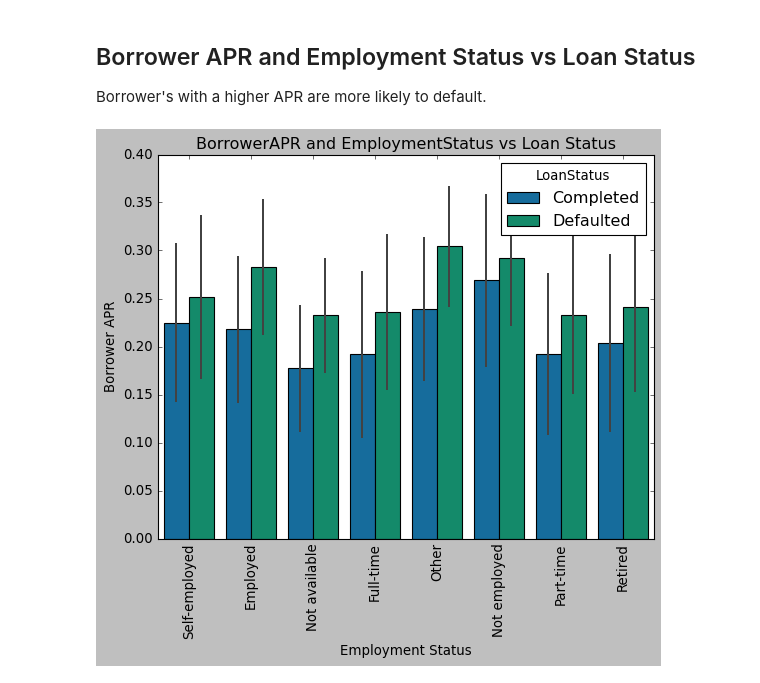
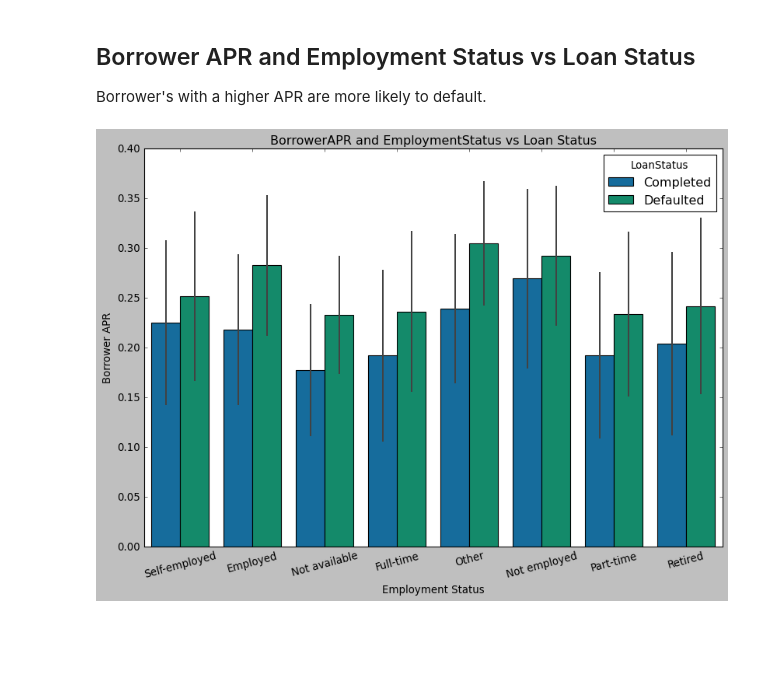
Before and after one commit to esch3/credit-risk-analysis, a Jupyter notebook: slide_deck_template.ipynb, the cells around one changed output. Cells and saved outputs as stored; diff of their text form; code cells hidden in the pictures; blank space fills up the shorter version.

```diff
--- a/slide_deck_template.ipynb
+++ b/slide_deck_template.ipynb
@@ -64,18 +67,20 @@ plt.xticks(rotation = 90);
 ## Borrower APR and Employment Status vs Loan Status
 Borrower's with a higher APR are more likely to default.
 # %%
+#hide_code_in_slideshow()
 df_m = df[['LoanStatus', 'EmploymentStatus', 'BorrowerAPR', 'ProsperScore', 'IncomeRange', 'StatedMonthlyIncome', 'IncomeVerifiable', 'LoanOriginalAmount', 'DebtToIncomeRatio', 'CurrentDelinquencies']].copy()
 # create column with relevant loan statuses
 df_m['LoanStatus'] = np.where((df_m['LoanStatus'] == 'Current') |
                          (df_m['LoanStatus'] == 'Completed')|
                          (df_m['LoanStatus'] == 'Cancelled'),
                          'Completed', 'Defaulted')
+plt.figure(figsize=(12,8))
 sns.barplot(data=df_m, y = 'BorrowerAPR',
             x='EmploymentStatus', hue="LoanStatus", ci='sd');
 
 plt.xlabel('Employment Status');
 plt.ylabel('Borrower APR');
 plt.title('BorrowerAPR and EmploymentStatus vs Loan Status');
-plt.xticks(rotation=90);
+plt.xticks(rotation=15);
 # %% [output]
-[figure, old version]
+[figure, new version]
```
Also changed, not shown: parts of 2 cells of this notebook, 3 other files.
